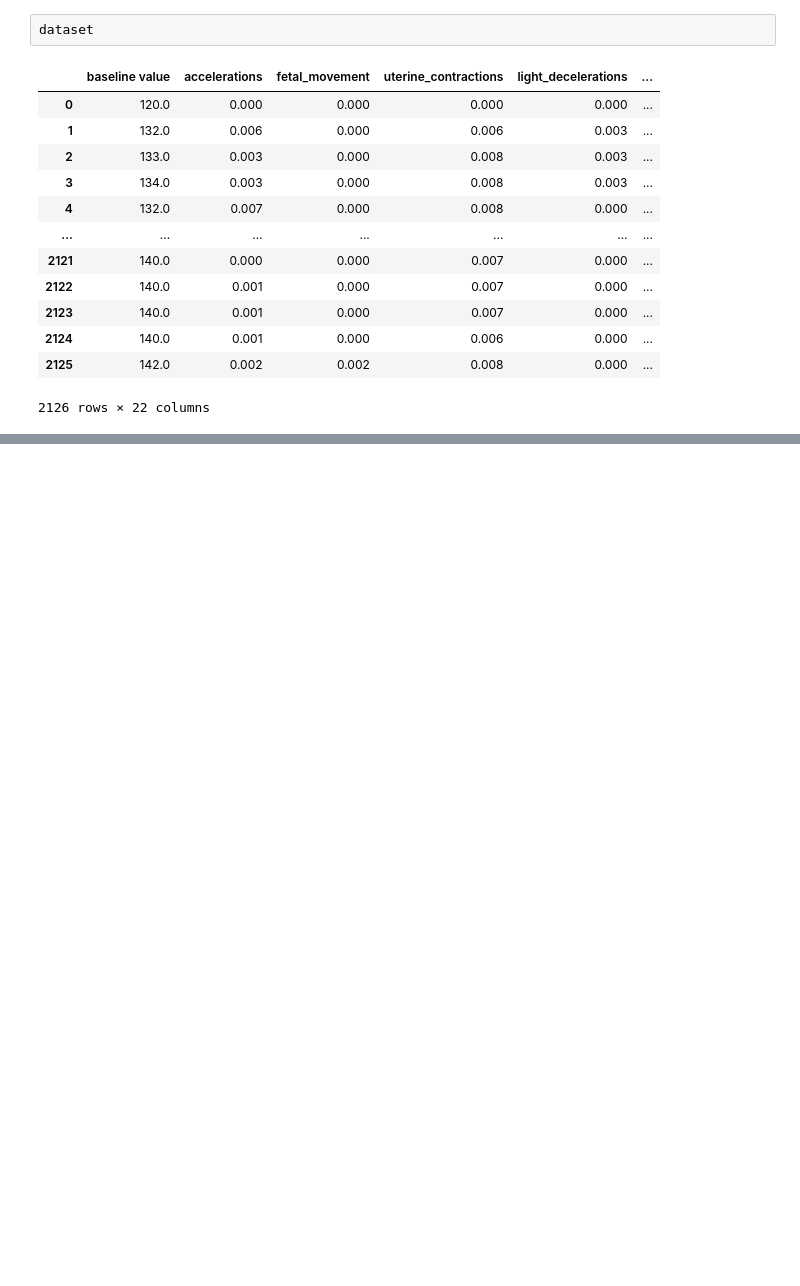
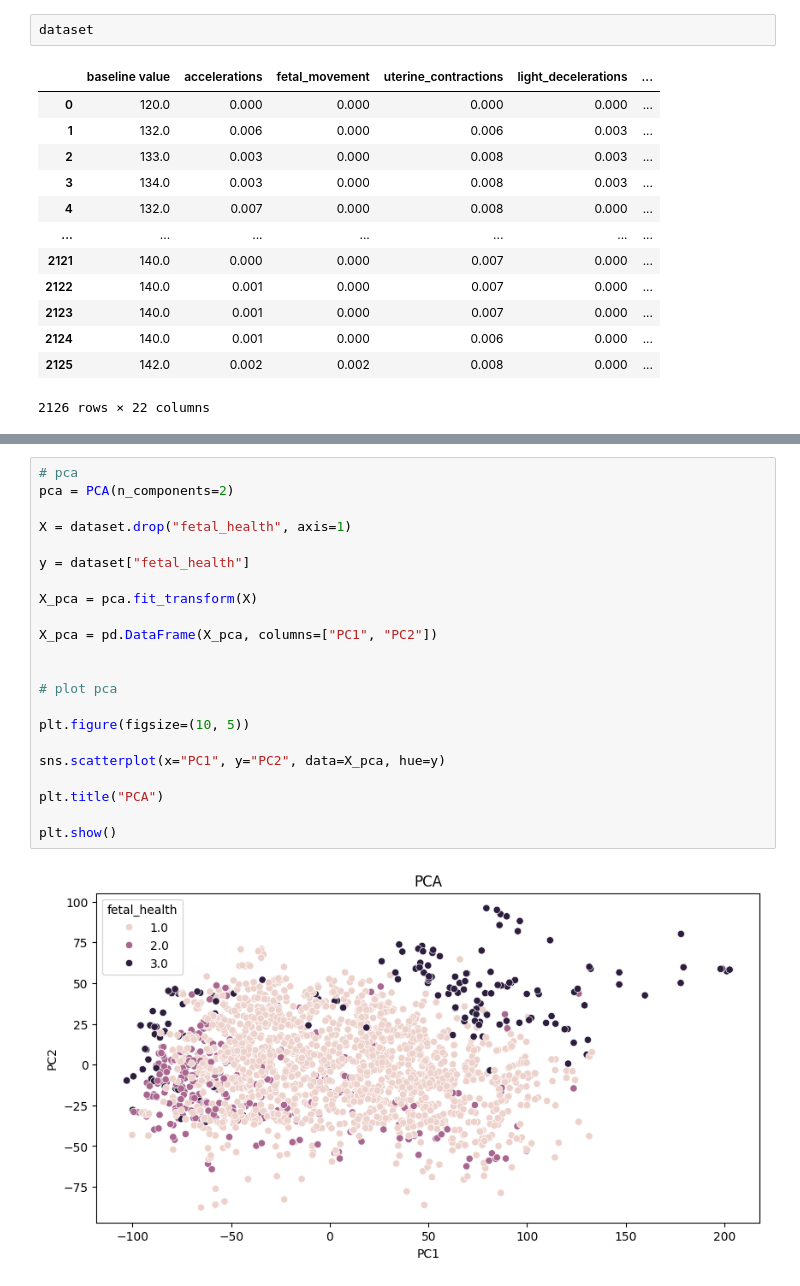
Before and after one commit to arthurcbaia/MC906, a Jupyter notebook: exploratory_analysis.ipynb, the cells around one changed output, grey strips where cells are left out. Drawn from its saved outputs; the diff is of its cells as text; blank space fills up the shorter version.

```diff
--- a/exploratory_analysis.ipynb
+++ b/exploratory_analysis.ipynb
@@ -23,0 +188,24 @@ dataset
+# %%
+# pca
+pca = PCA(n_components=2)
+
+X = dataset.drop("fetal_health", axis=1)
+
+y = dataset["fetal_health"]
+
+X_pca = pca.fit_transform(X)
+
+X_pca = pd.DataFrame(X_pca, columns=["PC1", "PC2"])
+
+
+# plot pca
+
+plt.figure(figsize=(10, 5))
+
+sns.scatterplot(x="PC1", y="PC2", data=X_pca, hue=y)
+
+plt.title("PCA")
+
+plt.show()
+# %% [output]
+[figure, added]
```
Also changed, not shown: parts of 11 cells of this notebook.
